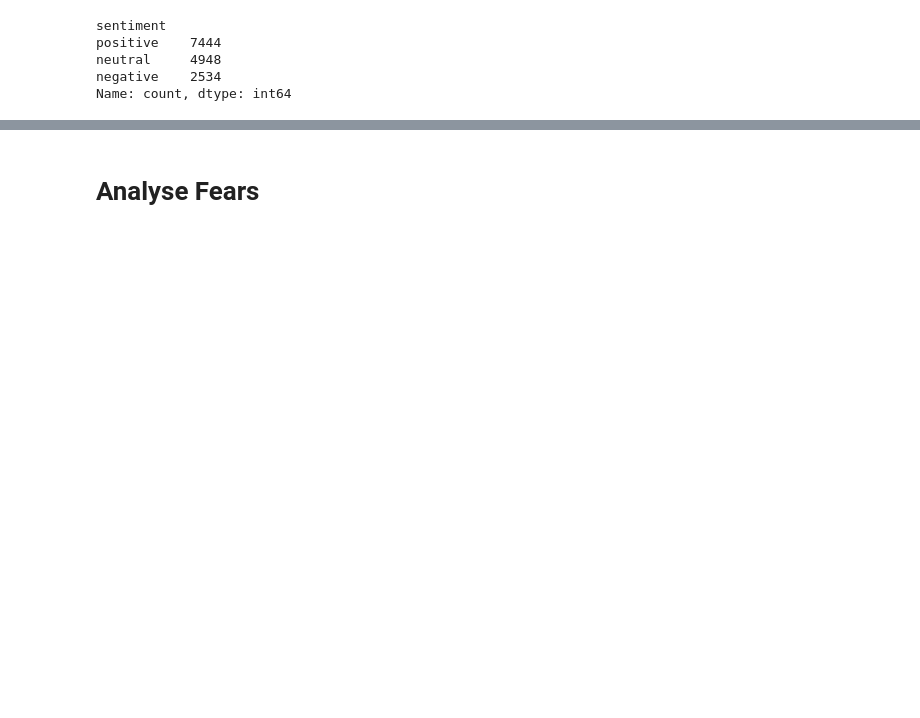
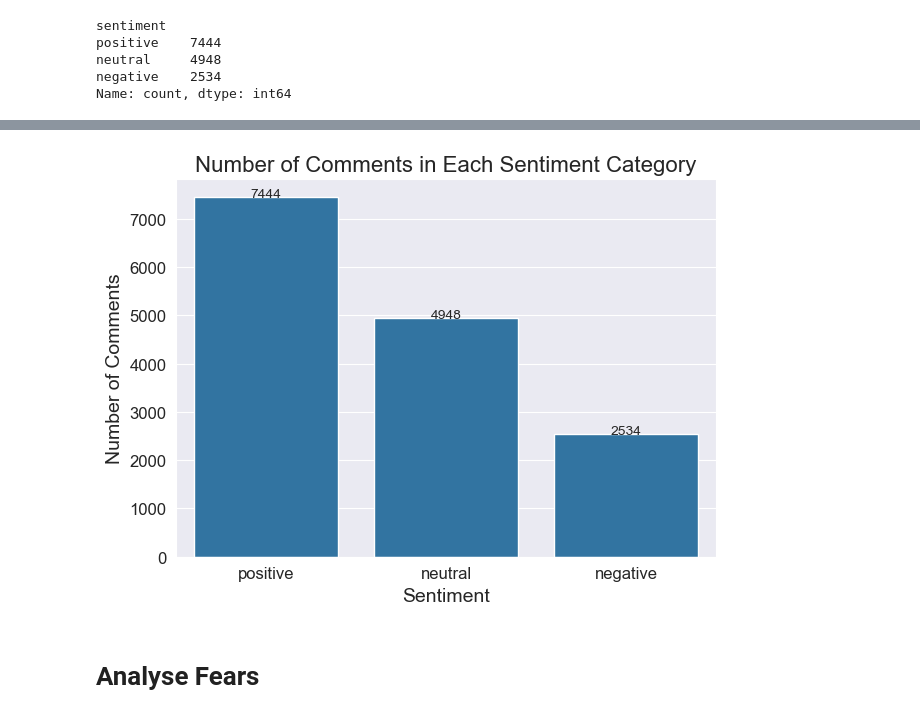
Before and after one commit to SiddhantG11/YouTube_Analysis, a Jupyter notebook: analysis.ipynb, the cells around one changed output, grey strips where cells are left out. Cells and saved outputs as stored; diff of their text form; code cells hidden in the pictures; blank space fills up the shorter version.

```diff
--- a/analysis.ipynb
+++ b/analysis.ipynb
@@ -108,3 +63,29 @@ df
+# %%
+
+# Create a color palette for the bars
+colors = sns.color_palette("pastel")
+sns.set_style("darkgrid")
+sns.barplot(x=df['sentiment'].value_counts().index, y=df['sentiment'].value_counts().values)
+# Add the number of comments on top of each bar
+for index, value in enumerate(df['sentiment'].value_counts().values):
+    plt.text(index, value, str(value), ha='center')
+
+
+
+# Set labels and title with increased font size
+plt.xlabel('Sentiment', fontsize=14)
+plt.ylabel('Number of Comments', fontsize=14)
+plt.title('Number of Comments in Each Sentiment Category', fontsize=16)
+
+# Increase the size of the ticks on both axes
+plt.xticks(fontsize=12)
+plt.yticks(fontsize=12)
+
+# Show the plot
+plt.tight_layout()
+plt.show()
+# %% [output]
+[figure, added]
 # %% [markdown]
 # Analyse Fears
 # %%
```
Also changed, not shown: parts of 20 cells of this notebook.
